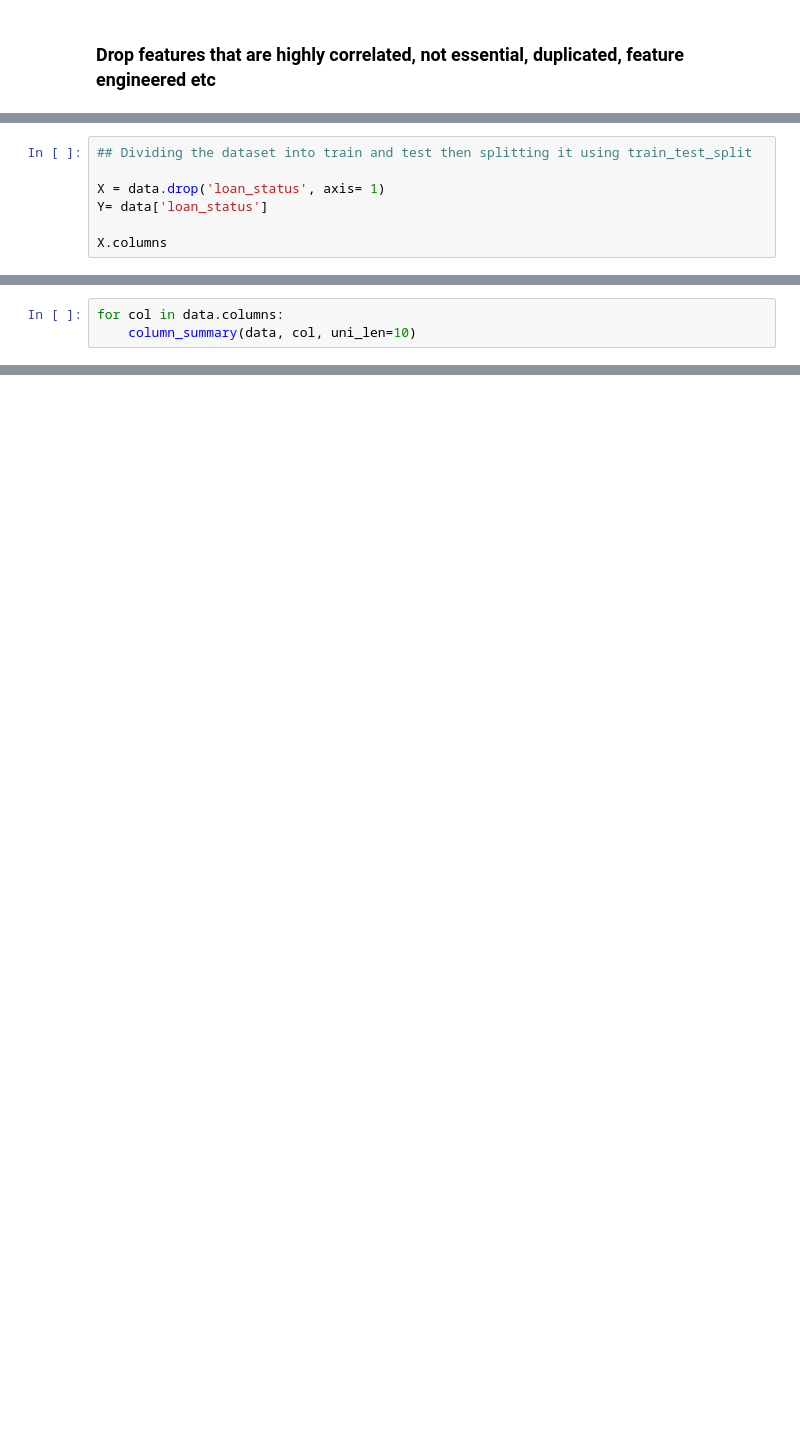
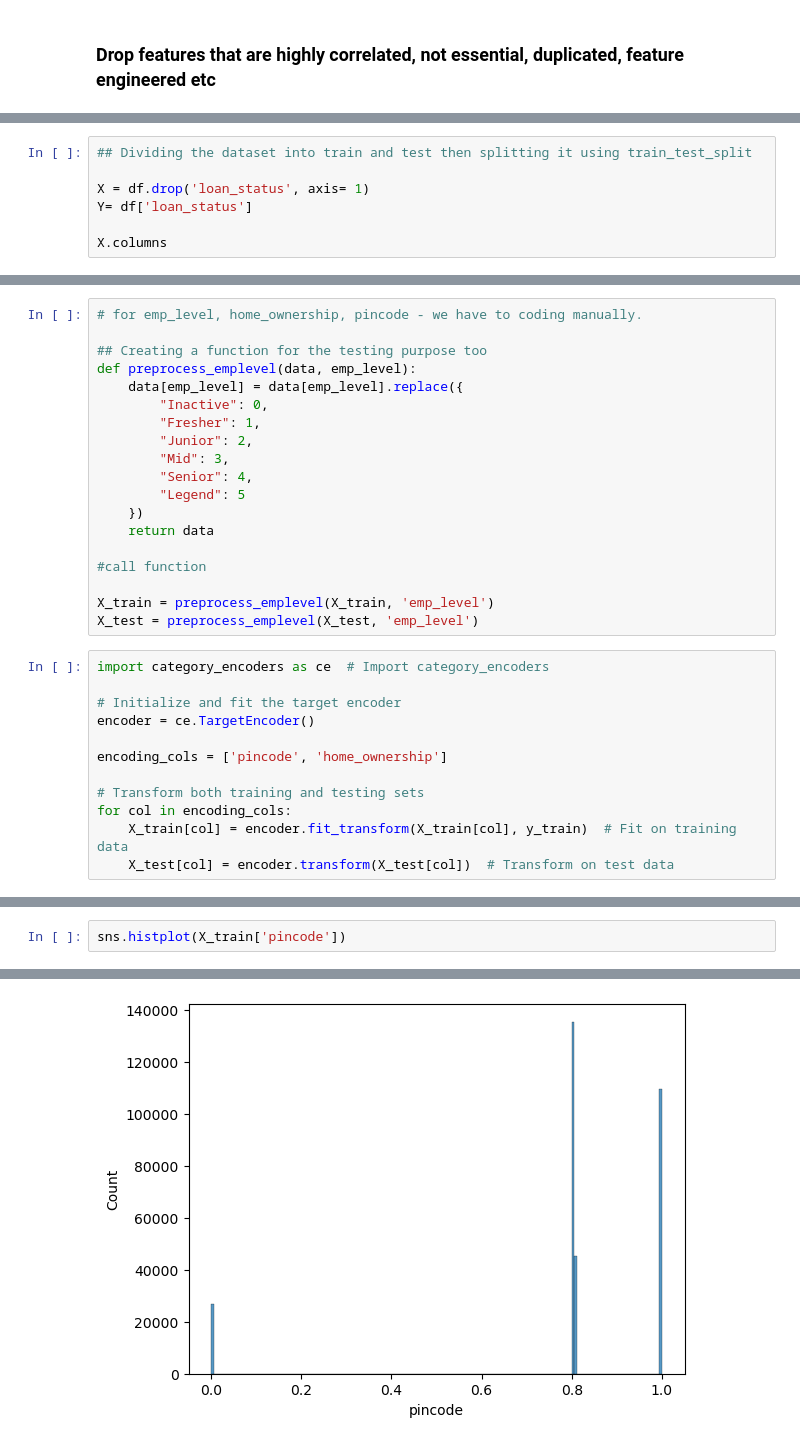
Before and after one commit to sayed-ashfaq/LoanTap_LogisticRegression, a Jupyter notebook: LoanTap_logistic_regression.ipynb, the cells around one changed output, grey strips where cells are left out. Drawn from its saved outputs; the diff is of its cells as text; blank space fills up the shorter version.

```diff
--- a/LoanTap_logistic_regression.ipynb
+++ b/LoanTap_logistic_regression.ipynb
@@ -1116,8 +1171,8 @@ data.drop(labels=[
 # %%
 ## Dividing the dataset into train and test then splitting it using train_test_split
 
-X = data.drop('loan_status', axis= 1)
-Y= data['loan_status']
+X = df.drop('loan_status', axis= 1)
+Y= df['loan_status']
 
 X.columns
 # %% [output]
@@ -1144,4 +1206 @@ print(y_test.shape)
 ### Label Encoding and One-Hot Encoding
-# %%
-for col in data.columns:
-    column_summary(data, col, uni_len=10)
@@ -1168,0 +1234,31 @@ for col in data.columns:
+# %%
+# for emp_level, home_ownership, pincode - we have to coding manually.
+
+## Creating a function for the testing purpose too
+def preprocess_emplevel(data, emp_level):
+    data[emp_level] = data[emp_level].replace({
+        "Inactive": 0,
+        "Fresher": 1,
+        "Junior": 2,
+        "Mid": 3,
+        "Senior": 4,
+        "Legend": 5
+    })
+    return data
+
+#call function
+
+X_train = preprocess_emplevel(X_train, 'emp_level')
+X_test = preprocess_emplevel(X_test, 'emp_level')
+# %%
+import category_encoders as ce  # Import category_encoders
+
+# Initialize and fit the target encoder
+encoder = ce.TargetEncoder()
+
+encoding_cols = ['pincode', 'home_ownership']
+
+# Transform both training and testing sets
+for col in encoding_cols:
+    X_train[col] = encoder.fit_transform(X_train[col], y_train)  # Fit on training data
+    X_test[col] = encoder.transform(X_test[col])  # Transform on test data
@@ -1168,0 +1274,3 @@ for col in data.columns:
+# %%
+sns.histplot(X_train['pincode'])
+# %% [output]
@@ -1168,0 +1278 @@ for col in data.columns:
+[figure, added]
```
Also changed, not shown: parts of 29 cells of this notebook, 1 other file.
